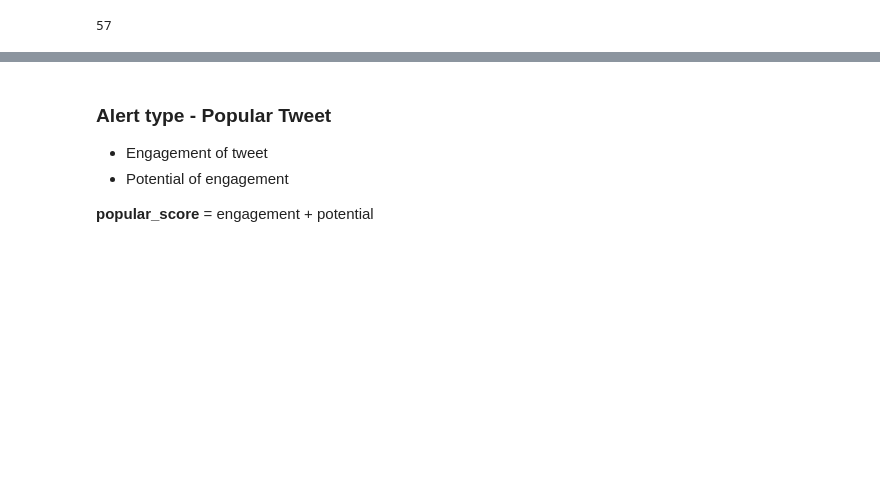
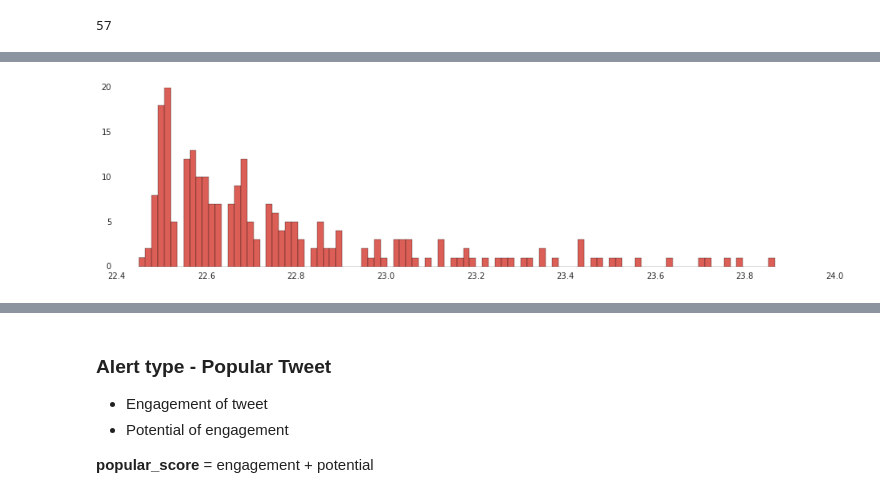
Before and after one commit to encorealerts/ipython-experiments, a Jupyter notebook: adornes/python_analysis_score_alerts.ipynb, the cells around one changed output, grey strips where cells are left out. Cells and saved outputs as stored; diff of their text form; code cells hidden in the pictures; blank space fills up the shorter version.

```diff
--- a/adornes/python_analysis_score_alerts.ipynb
+++ b/adornes/python_analysis_score_alerts.ipynb
@@ -335,0 +336,4 @@ TypeError: argument must be 9-item sequence, not Timestamp
+# %%
+plot_trend_histogram("http://deadspin.com/lets-take-a-look-at-andrew-mccutchens-pay-stub-1706188663")
+# %% [output]
+[figure, added]
```
Also changed, not shown: parts of 4 cells of this notebook.
